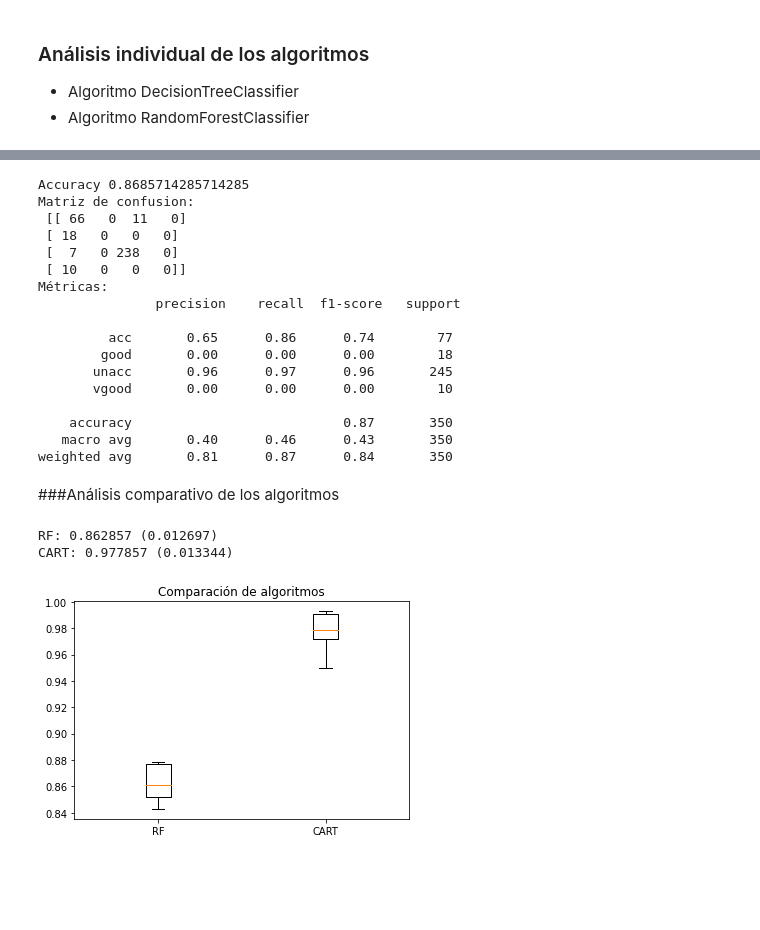
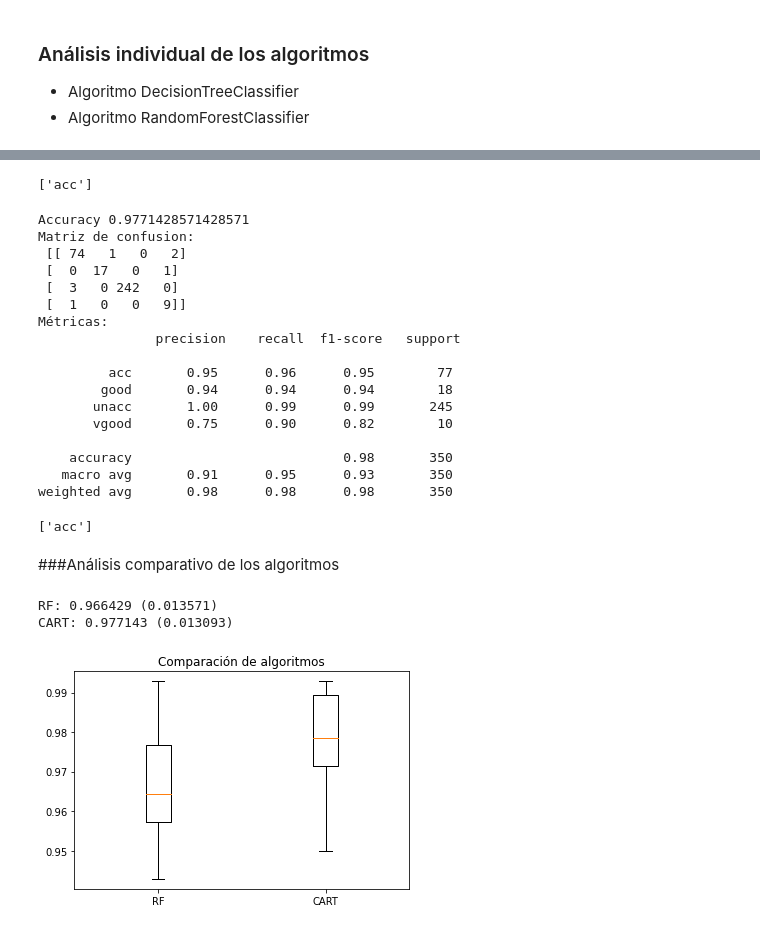
Before and after one commit to ernestohp/TecnicasIA, a Jupyter notebook: TIA_Actividad1.ipynb, the cells around one changed output, grey strips where cells are left out. Drawn from its saved outputs; the diff is of its cells as text; code cells hidden in the pictures; blank space fills up the shorter version.

```diff
--- a/TIA_Actividad1.ipynb
+++ b/TIA_Actividad1.ipynb
@@ -165,8 +166,8 @@ dataset
 array = dataset.values
 X = array[:,0:6]
 y = array[:,6]
-X_train, X_validation, Y_train, Y_validation = train_test_split(X, y, test_size=0.2, random_state=1, shuffle = True)
-
+X_train, X_validation, Y_train, Y_validation = train_test_split(X, y, test_size=0.2,
+                                                                random_state=1, shuffle = True)
 #Verificamos los datos de entrenamiento y validación
 print(X_validation.shape, Y_validation.shape, X_train.shape, Y_train.shape)
 # %% [output]
@@ -178,9 +179,9 @@ print(X_validation.shape, Y_validation.shape, X_train.shape, Y_train.shape)
 *   Algoritmo RandomForestClassifier
 # %%
 #Algoritmo DecisionTreeClassifier
-dte = DecisionTreeClassifier()
-dte.fit(X_train, Y_train)
-predictions = dte.predict(X_validation)
+dtc = DecisionTreeClassifier(criterion="gini")
+dtc.fit(X_train, Y_train)
+predictions = dtc.predict(X_validation)
 # %%
 print("Accuracy", accuracy_score(Y_validation, predictions))
 print("Matriz de confusion:\n",confusion_matrix(Y_validation, predictions))
@@ -206,7 +207,15 @@ weighted avg       0.81      0.87      0.84       350
+# %%
+#predecimos para un set de datos
+#Buying=med, Maintenance=vhigh, Doors=6, Person=4, lug_boot=small, safety=high
+print(dtc.predict([[1, 3, 5, 4, 0, 2]]))
+# %% [output]
+['acc']
 # %%
 #Algoritmo RandomForestClassifier
 #rfc = RandomForestClassifier(criterion='gini', n_jobs=2, random_state=0, max_depth=4)
-rfc = RandomForestClassifier(random_state=0, max_depth=4)
+#rfc = RandomForestClassifier(random_state=1, max_depth=6, criterion='gini', n_estimators=100)
+rfc = RandomForestClassifier(random_state=1, n_estimators=20, criterion='gini')
+#rfc = RandomForestClassifier()
 rfc.fit(X_train, Y_train)
 predictions2 = rfc.predict(X_validation)
 # %%
@@ -214,46 +223,52 @@ print("Accuracy", accuracy_score(Y_validation, predictions2))
 print("Matriz de confusion:\n",confusion_matrix(Y_validation, predictions2))
 print("Métricas:\n",classification_report(Y_validation, predictions2, zero_division=0.0))
 # %% [output]
-Accuracy 0.8685714285714285
+Accuracy 0.9771428571428571
 Matriz de confusion:
- [[ 66   0  11   0]
- [ 18   0   0   0]
- [  7   0 238   0]
- [ 10   0   0   0]]
+ [[ 74   1   0   2]
+ [  0  17   0   1]
+ [  3   0 242   0]
+ [  1   0   0   9]]
 Métricas:
                precision    recall  f1-score   support
 
-         acc       0.65      0.86      0.74        77
-        good       0.00      0.00      0.00        18
-       unacc       0.96      0.97      0.96       245
-       vgood       0.00      0.00      0.00        10
+         acc       0.95      0.96      0.95        77
+        good       0.94      0.94      0.94        18
+       unacc       1.00      0.99      0.99       245
+       vgood       0.75      0.90      0.82        10
 
-    accuracy                           0.87       350
-   macro avg       0.40      0.46      0.43       350
-weighted avg       0.81      0.87      0.84       350
+    accuracy                           0.98       350
+   macro avg       0.91      0.95      0.93       350
+weighted avg       0.98      0.98      0.98       350
+# %%
+#predecimos para un set de datos
+#Buying=med, Maintenance=vhigh, Doors=6, Person=4, lug_boot=small, safety=high
+print(rfc.predict([[1, 3, 5, 4, 0, 2]]))
+# %% [output]
+['acc']
 # %% [markdown]
 ###Análisis comparativo de los algoritmos
 # %%
 # Agregamos los algoritmos
 models = []
-models.append(('RF', rfc))
-models.append(('CART', dte))
+models.append(('RF', RandomForestClassifier(random_state=1, n_estimators=20, criterion='gini')))
+models.append(('CART', DecisionTreeClassifier()))
 
 # evaluamos cada modelo
 results = []
 names = []
 for name, model in models:
   kfold = StratifiedKFold(n_splits=10, random_state=1, shuffle=True)
   cv_results = cross_val_score(model, X_train, Y_train, cv=kfold, scoring='accuracy')
   results.append(cv_results)
   names.append(name)
   print('%s: %f (%f)' % (name, cv_results.mean(), cv_results.std()))
 
 # Comparamos los algoritmos
 plt.boxplot(results, labels=names)
 plt.title('Comparación de algoritmos')
 plt.show()
 # %% [output]
-RF: 0.862857 (0.012697)
-CART: 0.977857 (0.013344)
+RF: 0.966429 (0.013571)
+CART: 0.977143 (0.013093)
-[figure, old version]
+[figure, new version]
```
Also changed, not shown: parts of 6 cells of this notebook.
